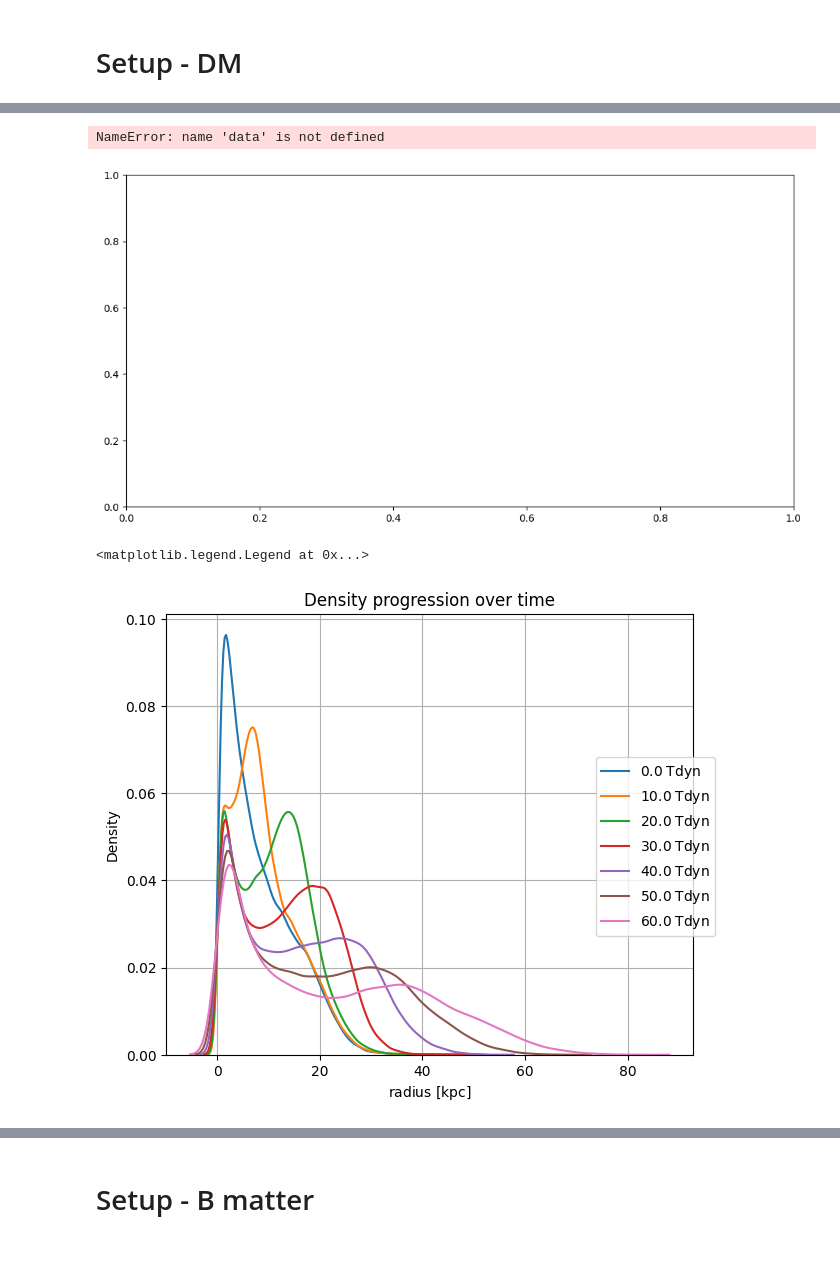
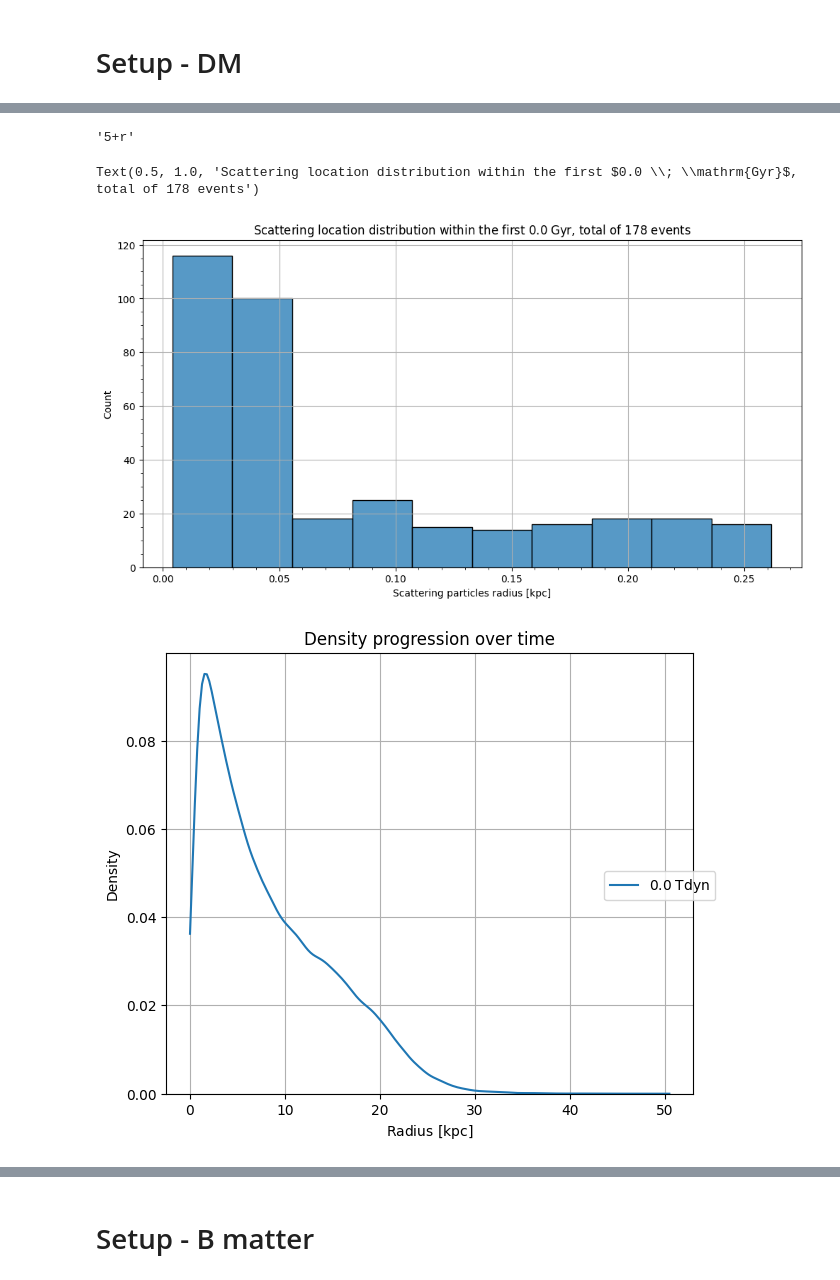
Before and after one commit to Rotem-Barnea/pySIDM, a Jupyter notebook: analysis/run.ipynb, the cells around one changed output, grey strips where cells are left out. Drawn from its saved outputs; the diff is of its cells as text; code cells hidden in the pictures; blank space fills up the shorter version.

Commit message:
added plot methods and cleanup

```diff
--- a/analysis/run.ipynb
+++ b/analysis/run.ipynb
@@ -41,9 +41,4 @@ total_run_time = 61 * density.Tdyn
 save_every = 10 * density.Tdyn
 
 halo = Halo.setup(density=density,steps_per_Tdyn=steps_per_Tdyn,n_particles=n_particles,sigma=sigma,save_every=save_every,
-                  total_run_time=total_run_time)
+                  total_run_time=total_run_time,ensure_energy_conservation=False)
-# %%
-halo.step()
-# %%
-%%timeit
-halo.step()
@@ -54,25 +45,25 @@ halo.reset()
 # %%
 halo.evolve(t=61*halo.Tdyn)
+# %%
+'{x}+r'.format(x=5,y=4)
+# %% [output]
+'5+r'
 # %%
 fig,ax = plt.subplots(figsize=(12,6))
-# limits = np.arange(0,1000,100)
-# for left,right in zip(limits[:-1],limits[1:]):
-#     sns.kdeplot(data[data['time'].between(left,right)].r,ax=ax)
-sns.histplot(data.r,ax=ax)
+sns.histplot(np.hstack(halo.interactions_track),ax=ax)
 ax.minorticks_on()
 ax.grid(True)
 ax.set_xlabel('Scattering particles radius [kpc]')
-ax.set_title('Scattering location distribution within the first 1 Gyr')
+ax.set_title(f'Scattering location distribution within the first {halo.time.to('Gyr').to_string(format="latex",formatter=".1f")}, total of {halo.n_interactions} events')
 # %% [output]
-NameError: name 'data' is not defined
+Text(0.5, 1.0, 'Scattering location distribution within the first $0.0 \\; \\mathrm{Gyr}$, total of 178 events')
-[figure, old version]
+[figure, new version]
 # %%
 halo.saved_states.to_csv('states dm.csv')
 # %%
-fig,ax = halo.plot_r_density_over_time(clip=units.Quantity([0,70],'kpc'))
+halo.plot_r_density_over_time(clip=units.Quantity([0,70],'kpc'));
 # %% [output]
-<matplotlib.legend.Legend at 0x...>
-[figure, old version]
+[figure, new version]
 # %%
 ax = sns.histplot(halo.initial_particles['r'])
 sns.histplot(halo.particles['r'][halo.particles['r']<50*units.kpc],ax=ax)
```
Also changed, not shown: parts of 6 cells of this notebook, 4 other files.
